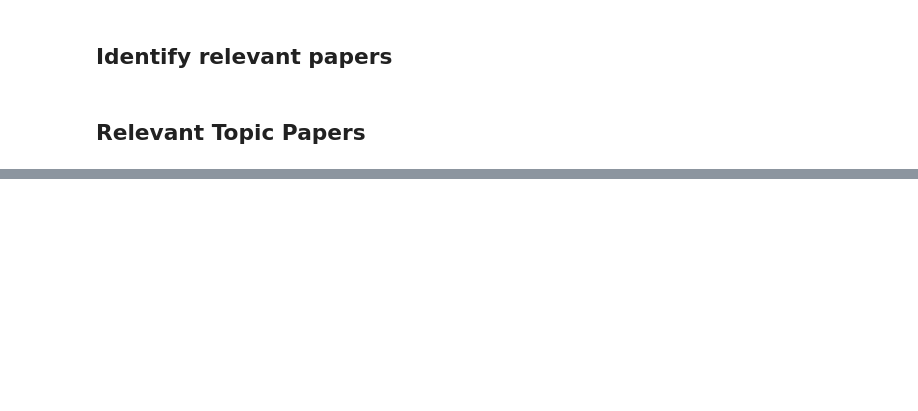
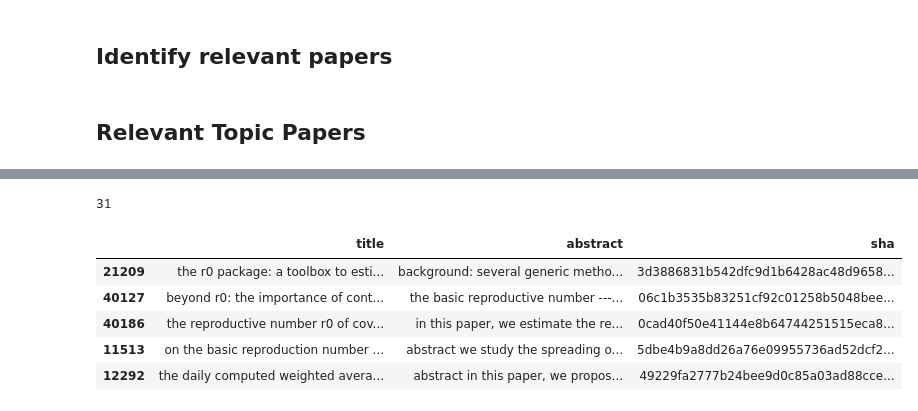
Before and after one commit to hslord/COVID19-Kaggle, a Jupyter notebook: eda/Metadata_NonPharm_TopicID_KeywordSearch.ipynb, the cells around one changed output, grey strips where cells are left out. Saved outputs shown, nothing was run; the diff lists cells and outputs as text; code cells hidden in the pictures; blank space fills up the shorter version.

Commit message:
Updated Topic ID and Keyword File

```diff
--- a/eda/Metadata_NonPharm_TopicID_KeywordSearch.ipynb
+++ b/eda/Metadata_NonPharm_TopicID_KeywordSearch.ipynb
@@ -249,8 +249,8 @@ wordcloud.to_image()
 - Growth rate, r, doubling time
 - Incubation period
 # %%
-model_keywords = ['R0', 'basic reproduction number', 'R 0', 'R_0', 'Growth rate', ' r ', 'doubling time',
-                     'Incubation period']
+model_keywords = ['r0', 'basic reproduction number', 'r 0', 'r_0', 'growth rate', ' r ', 'doubling time',
+                     'incubation period']
 # %%
 def find_papers_w_keywords(keywords, metadata):
     for keyword in keywords:
@@ -288,10 +288,17 @@ Identified 0 NPI papers with "Incubation period" in title, 0 relevant papers wit
 ## Identify relevant papers
 # %%
 # 0 for title search, 1 for abstract search
-def return_papers(selected_keyword, metadata, abstract_search=1):
+def return_papers(keywords, metadata, abstract_search=1):
+    papers = pd.DataFrame(columns=['title', 'abstract', 'sha'])
     if abstract_search == 1:
-        return metadata[['title', 'abstract', 'sha']][metadata['abstract'].str.contains(selected_keyword)]
+        for keyword in keywords:
+            papers = pd.concat((papers, metadata[['title', 'abstract',
+                                'sha']][metadata['abstract'].str.contains(keyword)]))
     else:
-        return metadata[['title', 'abstract', 'sha']][metadata['title'].str.contains(selected_keyword)]
+        for keyword in keywords:
+            papers = pd.concat((papers, metadata[['title', 'abstract',
+                        'sha']][metadata['title'].str.contains(keyword)]))
+
+    return papers
 # %% [markdown]
 ## Relevant Topic Papers
@@ -325,0 +305,15 @@ return_papers('doubling time', m, 1)
+# %%
+relevant_papers = return_papers(model_keywords, top_topic_papers, 0)
+# %%
+len(relevant_papers)
+# %% [output]
+31
+# %%
+relevant_papers.head()
+# %% [output]
+|  | title | abstract | sha |
+| 21209 | the r0 package: a toolbox to esti... | background: several generic metho... | 3d3886831b542dfc9d1b6428ac48d9658... |
+| 40127 | beyond r0: the importance of cont... | the basic reproductive number ---... | 06c1b3535b83251cf92c01258b5048bee... |
+| 40186 | the reproductive number r0 of cov... | in this paper, we estimate the re... | 0cad40f50e41144e8b64744251515eca8... |
+| 11513 | on the basic reproduction number ... | abstract we study the spreading o... | 5dbe4b9a8dd26a76e09955736ad52dcf2... |
+| 12292 | the daily computed weighted avera... | abstract in this paper, we propos... | 49229fa2777b24bee9d0c85a03ad88cce... |
```
Also changed, not shown: parts of 6 cells of this notebook.
